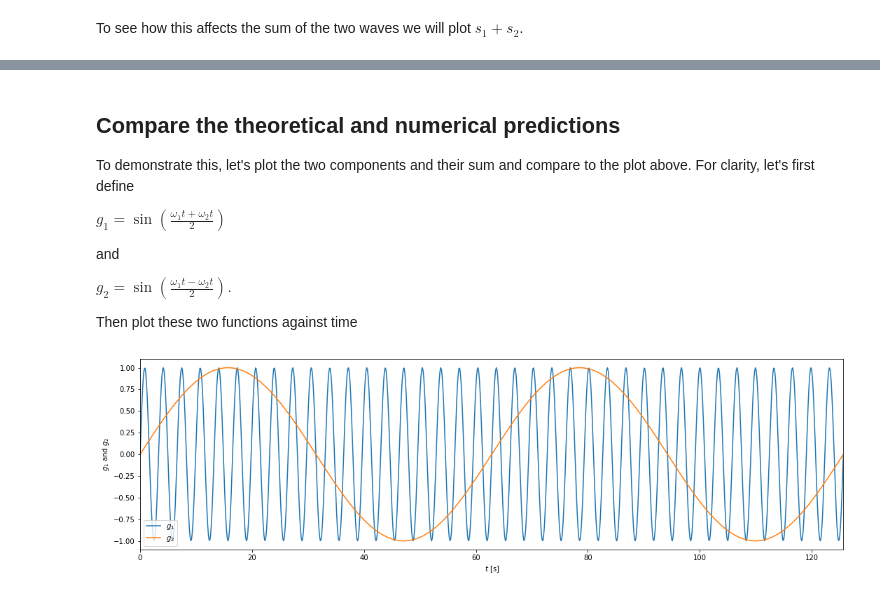
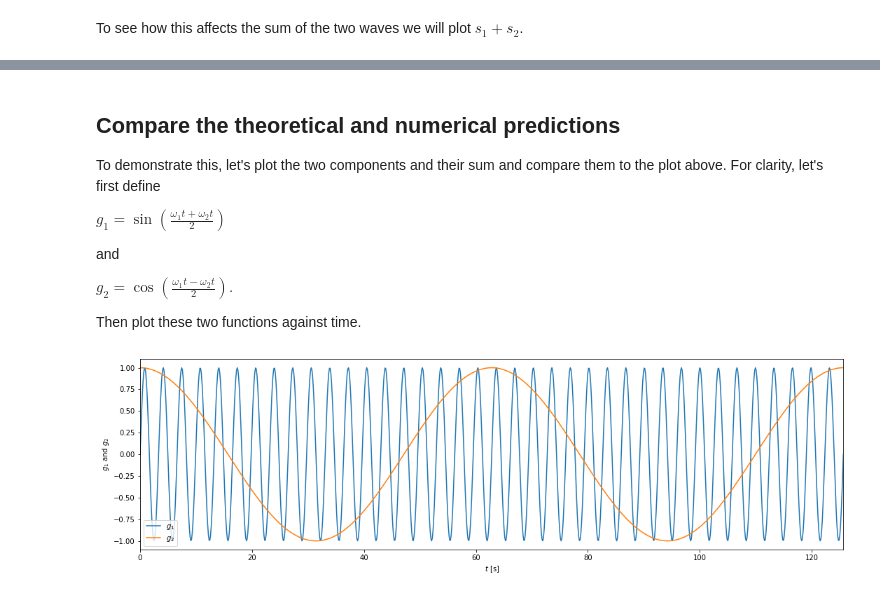
Before and after one commit to ldeo-glaciology/glaciology-intro-book, a Jupyter notebook: src/_build/jupyter_execute/sections/beat-frequency.ipynb, the cells around one changed output, grey strips where cells are left out. Saved outputs shown, nothing was run; the diff lists cells and outputs as text; code cells hidden in the pictures.

```diff
--- a/src/_build/jupyter_execute/sections/beat-frequency.ipynb
+++ b/src/_build/jupyter_execute/sections/beat-frequency.ipynb
@@ -123,7 +123,7 @@ $
 The frequencies of the two components of the function ($s_1+s_2$) plotted above are (1) the average of frequencies of the two waves, and (2) half the difference between the frequencies.
 # %% [markdown]
 ## Compare the theoretical and numerical predictions
-To demonstrate this, let's plot the two components and their sum and compare to the plot above. For clarity, let's first define
+To demonstrate this, let's plot the two components and their sum and compare them to the plot above. For clarity, let's first define
 
 $
 g_1 = \sin\left(\frac{\omega_1 t + \omega_2 t}{2}\right)
@@ -132,21 +132,21 @@ $
 and
 
 $
-g_2 = \sin\left(\frac{\omega_1 t - \omega_2 t}{2}\right).
+g_2 = \cos\left(\frac{\omega_1 t - \omega_2 t}{2}\right).
 $
 
-Then plot these two functions against time
+Then plot these two functions against time.
 # %%
-# we will use our function 'wave' again
+# we will use our function 'wave' again when we can
 g1 = wave(A1,(omega_1 + omega_2)/2)
-g2 = wave(A2,(omega_1 - omega_2)/2)
+g2 = A2*np.cos((omega_1 - omega_2)*t/2)
 
 plt.figure(figsize=(18, 5))
 plt.plot(t,g1,t,g2);
 plt.ylabel('$g_1$ and $g_2$')
 plt.legend(['$g_1$','$g_2$'],loc='lower left')
 plt.xlabel('$t$ [s]')
 plt.autoscale(enable=True, axis='x', tight=True)
 plt.show()
 # %% [output]
-[figure, old version]
+[figure, new version]
```
Also changed, not shown: parts of 13 cells of this notebook, 51 other files.
